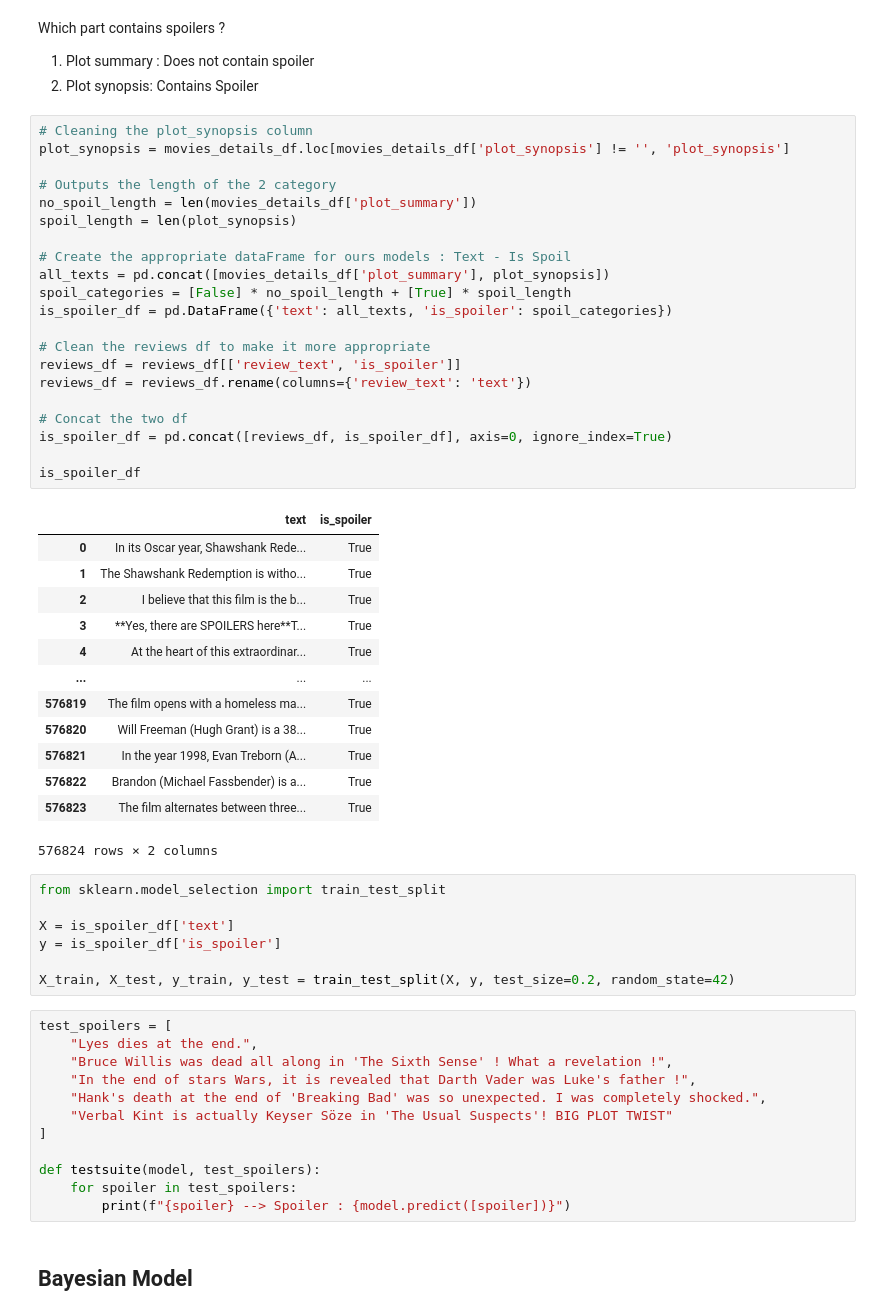
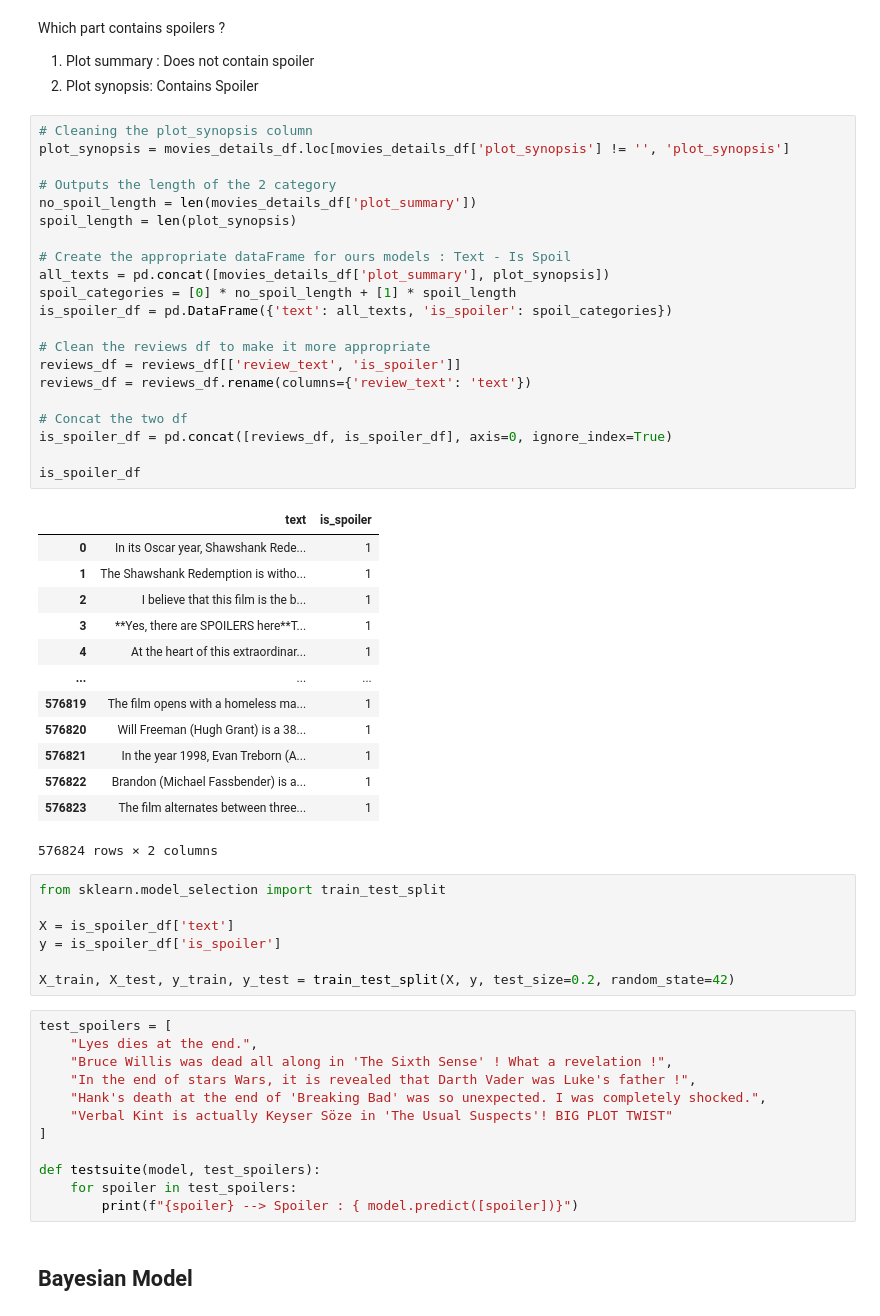
Before and after one commit to SinnnwL/SCIA_2025_GRP8_NLP, a Jupyter notebook: index.ipynb, the cells around one changed output. Drawn from its saved outputs; the diff is of its cells as text.

```diff
--- a/index.ipynb
+++ b/index.ipynb
@@ -115,37 +129,37 @@ Which part contains spoilers ?
 # %%
 # Cleaning the plot_synopsis column
 plot_synopsis = movies_details_df.loc[movies_details_df['plot_synopsis'] != '', 'plot_synopsis']
 
 # Outputs the length of the 2 category
 no_spoil_length = len(movies_details_df['plot_summary'])
 spoil_length = len(plot_synopsis)
 
 # Create the appropriate dataFrame for ours models : Text - Is Spoil
 all_texts = pd.concat([movies_details_df['plot_summary'], plot_synopsis])
-spoil_categories = [False] * no_spoil_length + [True] * spoil_length
+spoil_categories = [0] * no_spoil_length + [1] * spoil_length
 is_spoiler_df = pd.DataFrame({'text': all_texts, 'is_spoiler': spoil_categories})
 
 # Clean the reviews df to make it more appropriate
 reviews_df = reviews_df[['review_text', 'is_spoiler']]
 reviews_df = reviews_df.rename(columns={'review_text': 'text'})
 
 # Concat the two df
 is_spoiler_df = pd.concat([reviews_df, is_spoiler_df], axis=0, ignore_index=True)
 
 is_spoiler_df
 # %% [output]
 |  | text | is_spoiler |
-| 0 | In its Oscar year, Shawshank Rede... | True |
-| 1 | The Shawshank Redemption is witho... | True |
-| 2 | I believe that this film is the b... | True |
-| 3 | **Yes, there are SPOILERS here**T... | True |
-| 4 | At the heart of this extraordinar... | True |
+| 0 | In its Oscar year, Shawshank Rede... | 1 |
+| 1 | The Shawshank Redemption is witho... | 1 |
+| 2 | I believe that this film is the b... | 1 |
+| 3 | **Yes, there are SPOILERS here**T... | 1 |
+| 4 | At the heart of this extraordinar... | 1 |
 | ... | ... | ... |
-| 576819 | The film opens with a homeless ma... | True |
-| 576820 | Will Freeman (Hugh Grant) is a 38... | True |
-| 576821 | In the year 1998, Evan Treborn (A... | True |
-| 576822 | Brandon (Michael Fassbender) is a... | True |
-| 576823 | The film alternates between three... | True |
+| 576819 | The film opens with a homeless ma... | 1 |
+| 576820 | Will Freeman (Hugh Grant) is a 38... | 1 |
+| 576821 | In the year 1998, Evan Treborn (A... | 1 |
+| 576822 | Brandon (Michael Fassbender) is a... | 1 |
+| 576823 | The film alternates between three... | 1 |
 576824 rows × 2 columns
 # %%
 from sklearn.model_selection import train_test_split
@@ -165,7 +179,7 @@ test_spoilers = [
 
 def testsuite(model, test_spoilers):
     for spoiler in test_spoilers:
-        print(f"{spoiler} --> Spoiler : {model.predict([spoiler])}")
+        print(f"{spoiler} --> Spoiler : { model.predict([spoiler])}")
 # %% [markdown]
 ## Bayesian Model
 # %% [markdown]
```
Also changed, not shown: parts of 7 cells of this notebook.
